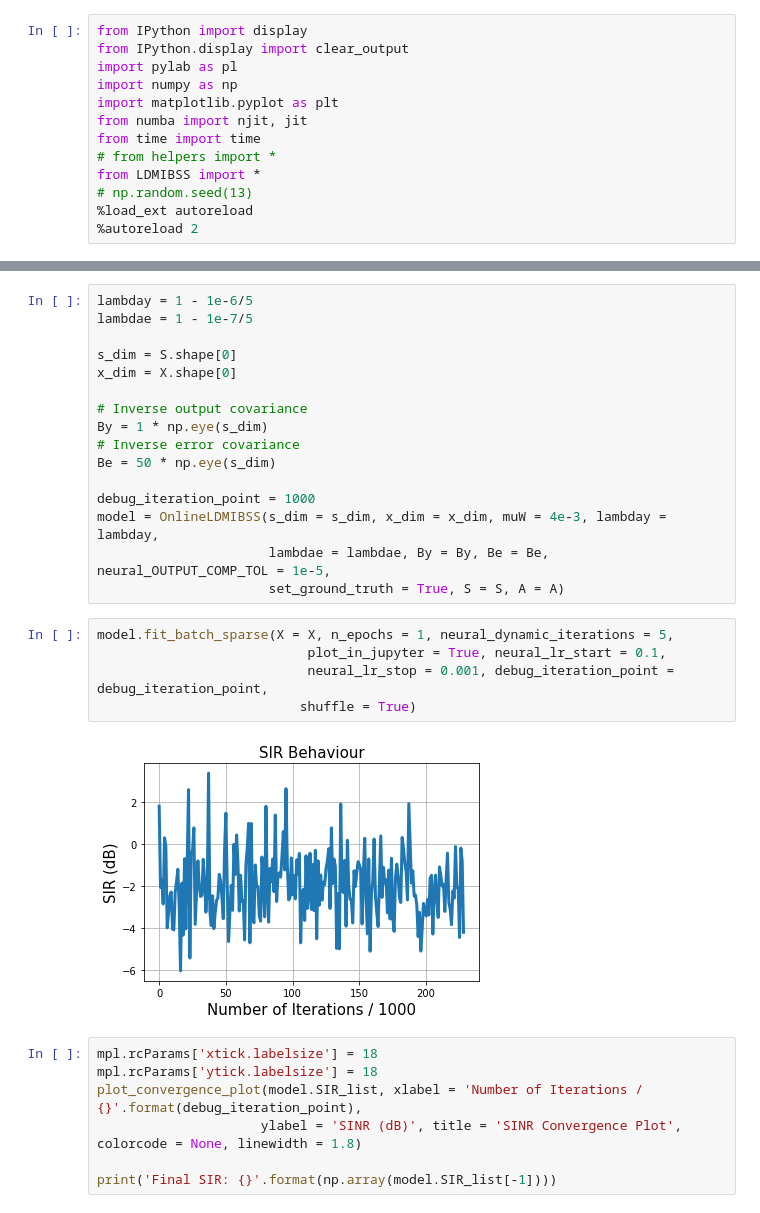
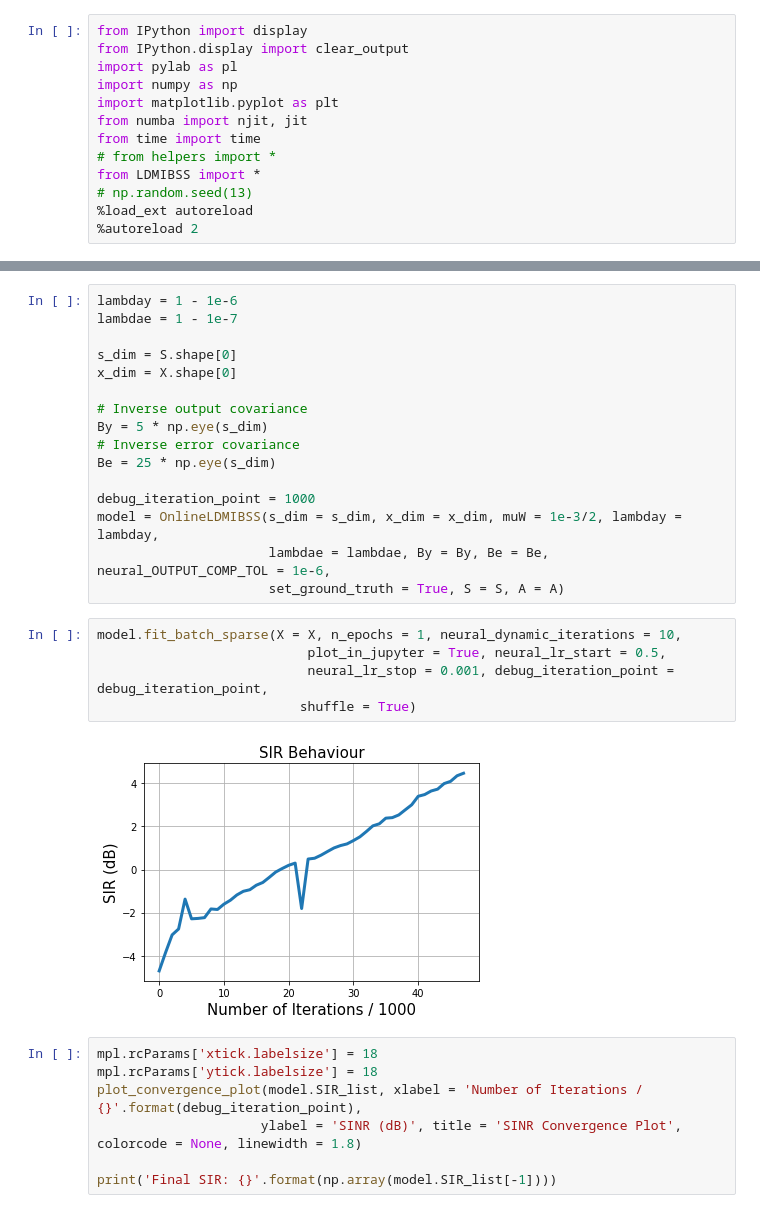
Before and after one commit to BariscanBozkurt/Biologically-Plausible-Correlative-Information-Maximization-for-Blind-Source-Separation, a Jupyter notebook: Numerical_Experiments/Sparse_LDMI_Exp_Independent.ipynb, the cells around one changed output, grey strips where cells are left out. Saved outputs shown, nothing was run; the diff lists cells and outputs as text.

```diff
--- a/Numerical_Experiments/Sparse_LDMI_Exp_Independent.ipynb
+++ b/Numerical_Experiments/Sparse_LDMI_Exp_Independent.ipynb
@@ -78,26 +78,26 @@ subplot_1D_signals(X.T[0:100], title = 'Mixture Signals', figsize = (15,18), col
 # %%
-lambday = 1 - 1e-6/5
-lambdae = 1 - 1e-7/5
+lambday = 1 - 1e-6
+lambdae = 1 - 1e-7
 
 s_dim = S.shape[0]
 x_dim = X.shape[0]
 
 # Inverse output covariance
-By = 1 * np.eye(s_dim)
+By = 5 * np.eye(s_dim)
 # Inverse error covariance
-Be = 50 * np.eye(s_dim)
+Be = 25 * np.eye(s_dim)
 
 debug_iteration_point = 1000
-model = OnlineLDMIBSS(s_dim = s_dim, x_dim = x_dim, muW = 4e-3, lambday = lambday,
-                      lambdae = lambdae, By = By, Be = Be, neural_OUTPUT_COMP_TOL = 1e-5,
+model = OnlineLDMIBSS(s_dim = s_dim, x_dim = x_dim, muW = 1e-3/2, lambday = lambday,
+                      lambdae = lambdae, By = By, Be = Be, neural_OUTPUT_COMP_TOL = 1e-6,
                       set_ground_truth = True, S = S, A = A)
 # %%
-model.fit_batch_sparse(X = X, n_epochs = 1, neural_dynamic_iterations = 5,
-                           plot_in_jupyter = True, neural_lr_start = 0.1,
+model.fit_batch_sparse(X = X, n_epochs = 1, neural_dynamic_iterations = 10,
+                           plot_in_jupyter = True, neural_lr_start = 0.5,
                            neural_lr_stop = 0.001, debug_iteration_point = debug_iteration_point,
                           shuffle = True)
 # %% [output]
-[figure, old version]
+[figure, new version]
 # %%
 mpl.rcParams['xtick.labelsize'] = 18
 mpl.rcParams['ytick.labelsize'] = 18
```
Also changed, not shown: parts of 3 cells of this notebook, 2 other files.
